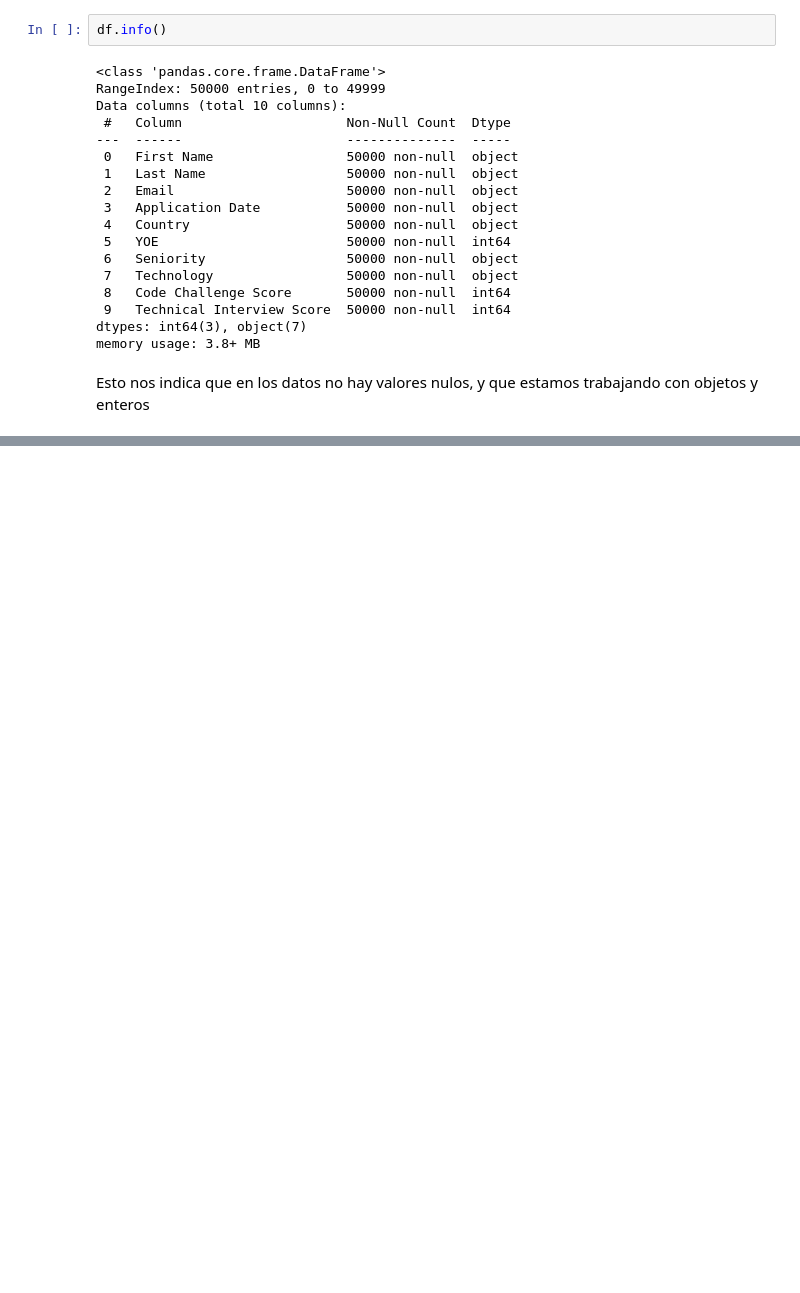
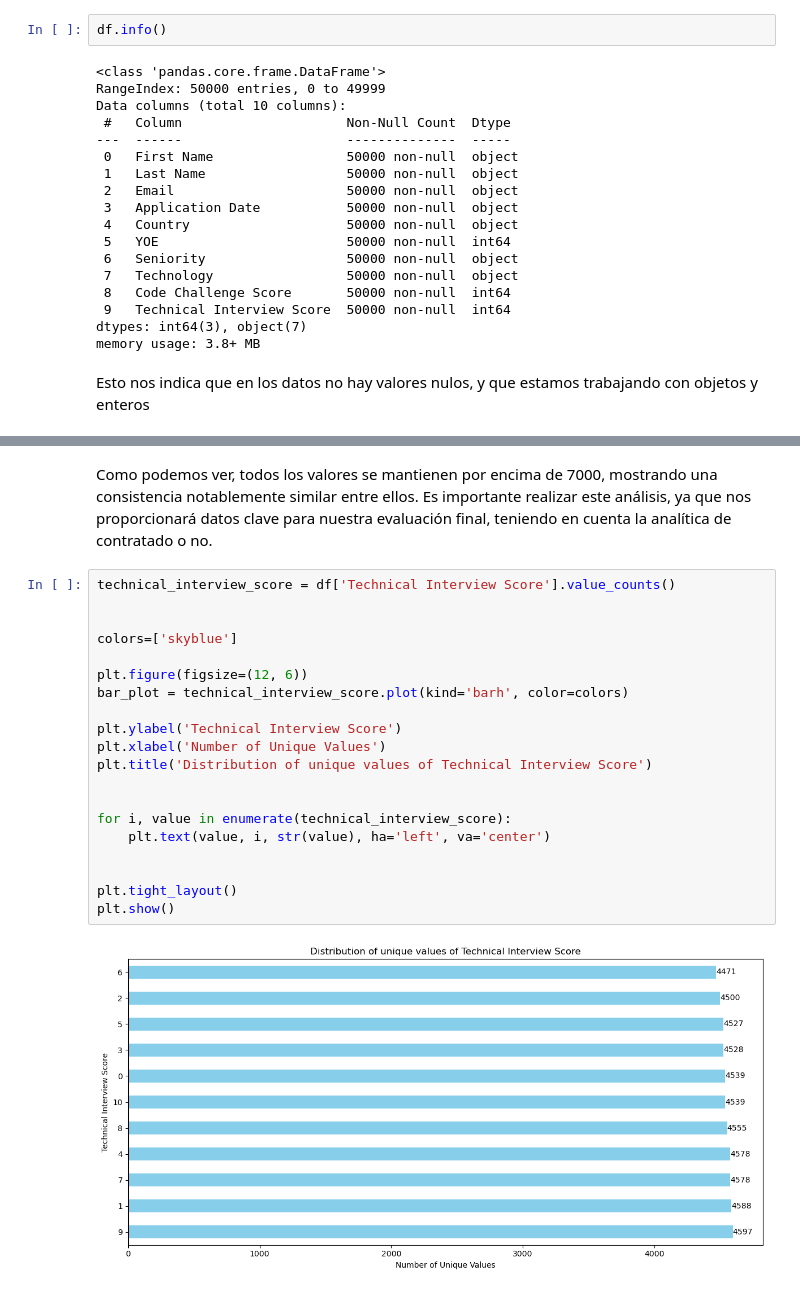
Before and after one commit to NicolasCuaran/NicolasCuaran-Work_Shop-1, a Jupyter notebook: 001_EDA_Candidates.ipynb, the cells around one changed output, grey strips where cells are left out. Drawn from its saved outputs; the diff is of its cells as text; blank space fills up the shorter version.

Commit message:
Arreglos
Se arreglo todo

```diff
--- a/001_EDA_Candidates.ipynb
+++ b/001_EDA_Candidates.ipynb
@@ -81,0 +194,24 @@ NameError: name 'plt' is not defined
+# %% [markdown]
+Como podemos ver, todos los valores se mantienen por encima de 7000, mostrando una consistencia notablemente similar entre ellos. Es importante realizar este análisis, ya que nos proporcionará datos clave para nuestra evaluación final, teniendo en cuenta la analítica de contratado o no.
+# %%
+technical_interview_score = df['Technical Interview Score'].value_counts()
+
+
+colors=['skyblue']
+
+plt.figure(figsize=(12, 6))
+bar_plot = technical_interview_score.plot(kind='barh', color=colors)
+
+plt.ylabel('Technical Interview Score')
+plt.xlabel('Number of Unique Values')
+plt.title('Distribution of unique values of Technical Interview Score')
+
+
+for i, value in enumerate(technical_interview_score):
+    plt.text(value, i, str(value), ha='left', va='center')
+
+
+plt.tight_layout()
+plt.show()
+# %% [output]
+[figure, added]
```
Also changed, not shown: parts of 20 cells of this notebook, 2 other files.
